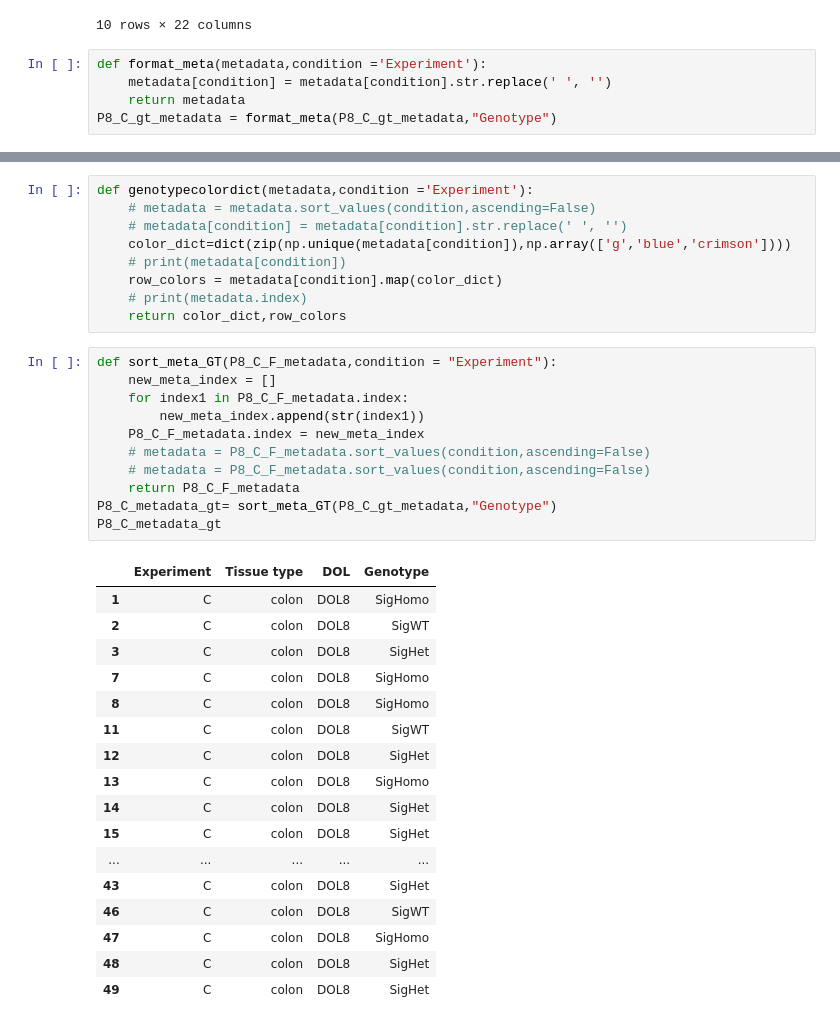
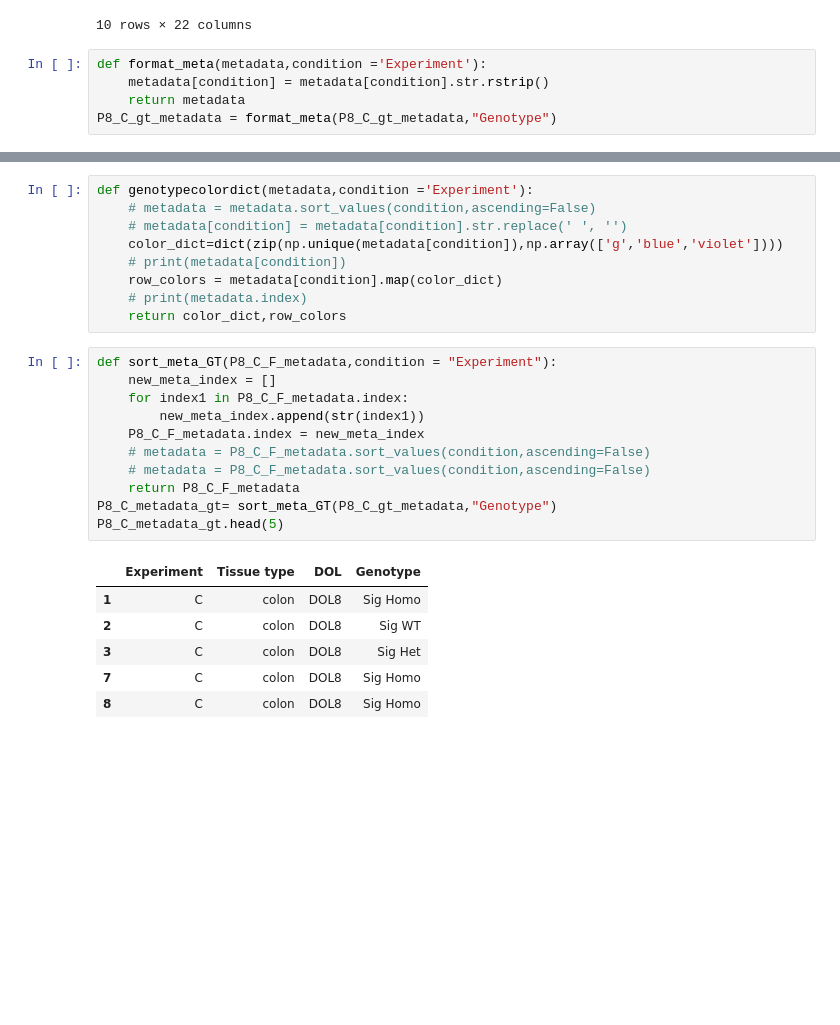
Before and after one commit to xuan13hao/data_analysis, a Jupyter notebook: 16s/heatmap/heatmap.ipynb, the cells around one changed output, grey strips where cells are left out. Cells and saved outputs as stored; diff of their text form; blank space fills up the shorter version.

```diff
--- a/16s/heatmap/heatmap.ipynb
+++ b/16s/heatmap/heatmap.ipynb
@@ -309,7 +309,7 @@ P8_C_gt_otus_data.head(10)
 10 rows × 22 columns
 # %%
 def format_meta(metadata,condition ='Experiment'):
-    metadata[condition] = metadata[condition].str.replace(' ', '')
+    metadata[condition] = metadata[condition].str.rstrip()
     return metadata
 P8_C_gt_metadata = format_meta(P8_C_gt_metadata,"Genotype")
 # %%
@@ -330,7 +330,7 @@ P8_C_gt_metadata.head(10)
 def genotypecolordict(metadata,condition ='Experiment'):
     # metadata = metadata.sort_values(condition,ascending=False)
     # metadata[condition] = metadata[condition].str.replace(' ', '')
-    color_dict=dict(zip(np.unique(metadata[condition]),np.array(['g','blue','crimson'])))
+    color_dict=dict(zip(np.unique(metadata[condition]),np.array(['g','blue','violet'])))
     # print(metadata[condition])
     row_colors = metadata[condition].map(color_dict)
     # print(metadata.index)
@@ -338,32 +338,21 @@ def genotypecolordict(metadata,condition ='Experiment'):
 # %%
 def sort_meta_GT(P8_C_F_metadata,condition = "Experiment"):
     new_meta_index = []
     for index1 in P8_C_F_metadata.index:
         new_meta_index.append(str(index1))
     P8_C_F_metadata.index = new_meta_index
     # metadata = P8_C_F_metadata.sort_values(condition,ascending=False)
     # metadata = P8_C_F_metadata.sort_values(condition,ascending=False)
     return P8_C_F_metadata
 P8_C_metadata_gt= sort_meta_GT(P8_C_gt_metadata,"Genotype")
-P8_C_metadata_gt
+P8_C_metadata_gt.head(5)
 # %% [output]
 |  | Experiment | Tissue type | DOL | Genotype |
-| 1 | C | colon | DOL8 | SigHomo |
-| 2 | C | colon | DOL8 | SigWT |
-| 3 | C | colon | DOL8 | SigHet |
-| 7 | C | colon | DOL8 | SigHomo |
-| 8 | C | colon | DOL8 | SigHomo |
-| 11 | C | colon | DOL8 | SigWT |
-| 12 | C | colon | DOL8 | SigHet |
-| 13 | C | colon | DOL8 | SigHomo |
-| 14 | C | colon | DOL8 | SigHet |
-| 15 | C | colon | DOL8 | SigHet |
-| ... | ... | ... | ... | ... |
-| 43 | C | colon | DOL8 | SigHet |
-| 46 | C | colon | DOL8 | SigWT |
-| 47 | C | colon | DOL8 | SigHomo |
-| 48 | C | colon | DOL8 | SigHet |
-| 49 | C | colon | DOL8 | SigHet |
+| 1 | C | colon | DOL8 | Sig Homo |
+| 2 | C | colon | DOL8 | Sig WT |
+| 3 | C | colon | DOL8 | Sig Het |
+| 7 | C | colon | DOL8 | Sig Homo |
+| 8 | C | colon | DOL8 | Sig Homo |
 # %%
 def create_heatmap(otus_data,metadata,condition ="Experiment" ):
     heatmap = otus_data
```
Also changed, not shown: parts of 38 cells of this notebook, 29 other files.
